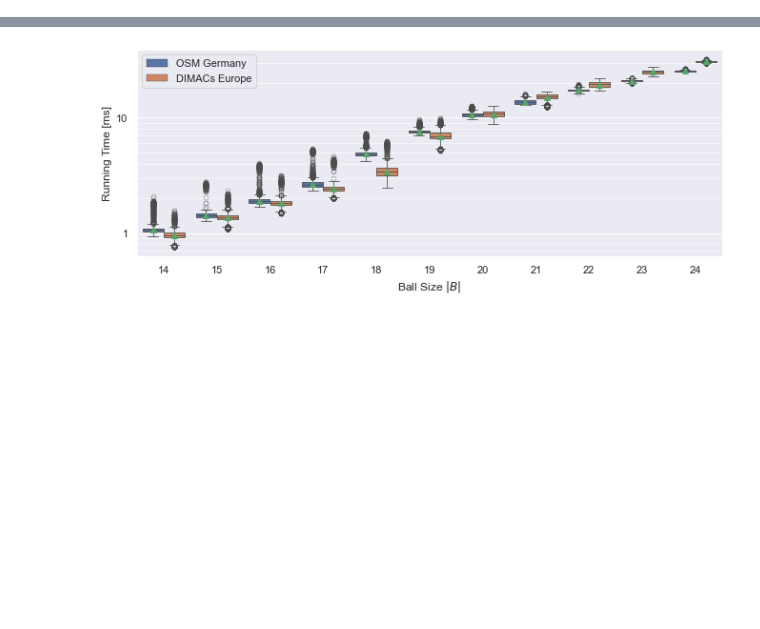
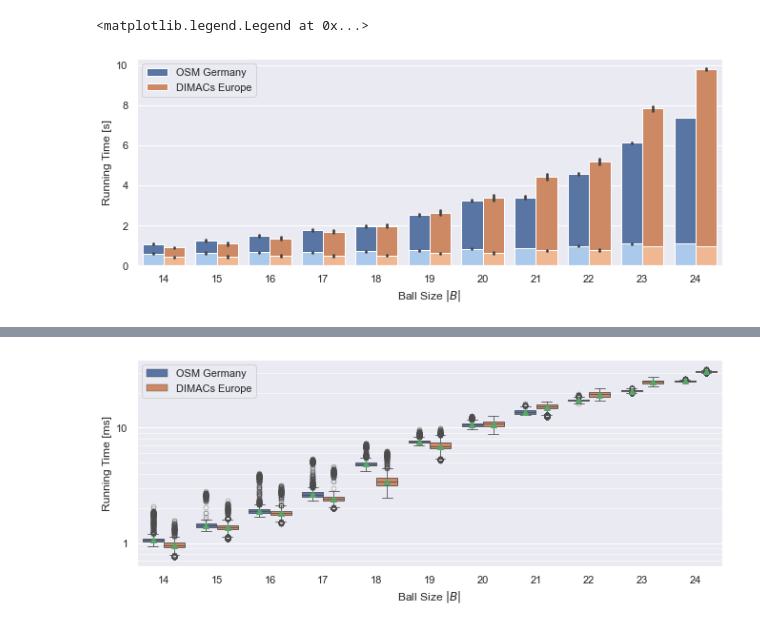
Before and after one commit to kit-algo/ch_potentials, a Jupyter notebook: eval/rphast_comparison.ipynb, the cells around one changed output, grey strips where cells are left out. Saved outputs shown, nothing was run; the diff lists cells and outputs as text; code cells hidden in the pictures; blank space fills up the shorter version.

Commit message:
progress on lazy rphast exp

```diff
--- a/eval/rphast_comparison.ipynb
+++ b/eval/rphast_comparison.ipynb
@@ -28,3 +28,6 @@ queries = pd.DataFrame.from_records([{
     for run in data for exp in run['experiments'] for algo in exp['algo_runs']])
 # %%
 queries['running_time_s'] = queries['running_time_ms'] / 1000.0
+queries['selection_running_time_s'] = queries['selection_running_time_ms'] / 1000.0
+# %%
+queries['query_running_time_ms'] = queries['running_time_ms'] - queries['selection_running_time_ms']
@@ -30,0 +55,15 @@ queries['running_time_s'] = queries['running_time_ms'] / 1000.0
+# %%
+plt.figure(figsize=(11,4))
+g = sns.barplot(data=queries
+                 .loc[lambda x: x['algo'] == 'lazy_rphast_many_to_many']
+                 .loc[lambda x: x['target_set_size_exp'] == 14], x='ball_size_exp', y='running_time_s', hue='graph')
+g = sns.barplot(data=queries
+                 .loc[lambda x: x['algo'] == 'lazy_rphast_many_to_many']
+                 .loc[lambda x: x['target_set_size_exp'] == 14], x='ball_size_exp', y='selection_running_time_s', hue='graph', palette=sns.color_palette("pastel"))
+g.set_xlabel('Ball Size $|B|$')
+g.set_ylabel('Running Time [s]')
+handles, labels = g.get_legend_handles_labels()
+g.legend(handles[0:2], labels[0:2])
+# %% [output]
+<matplotlib.legend.Legend at 0x...>
+[figure, added]
```
Also changed, not shown: parts of 3 cells of this notebook, 10 other files.
